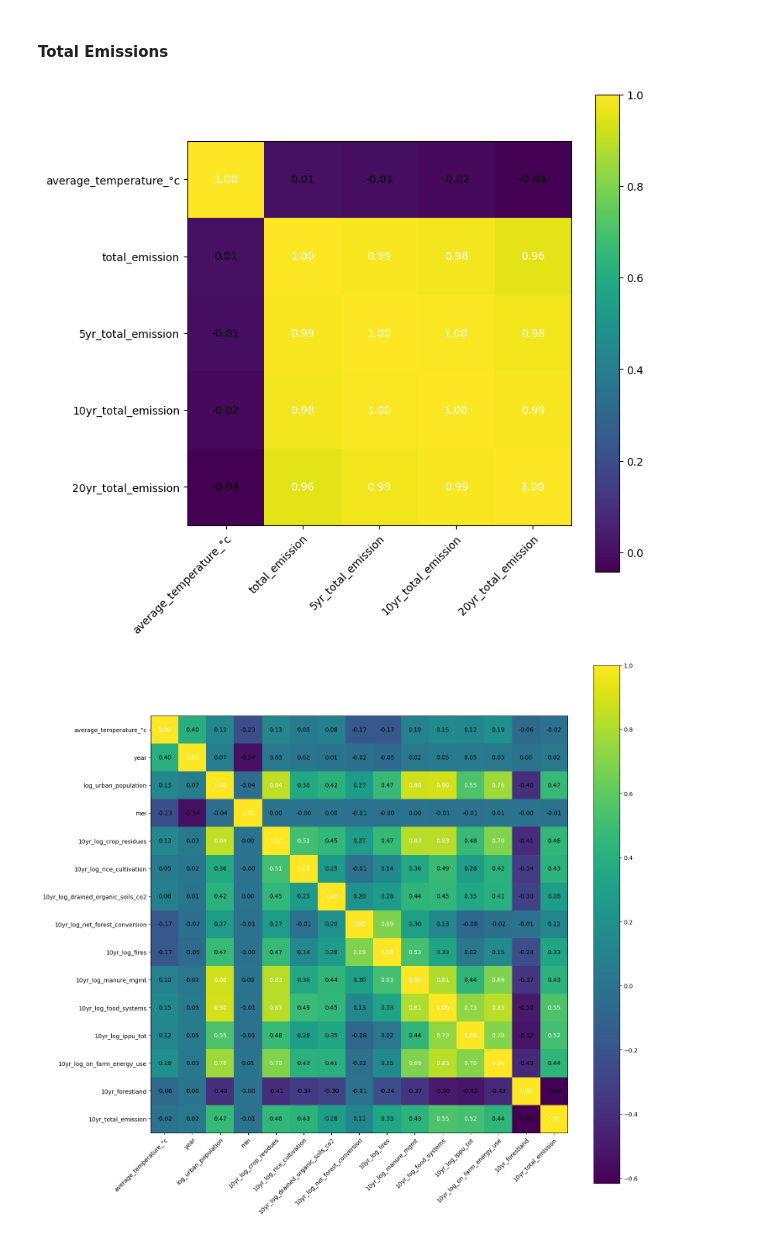
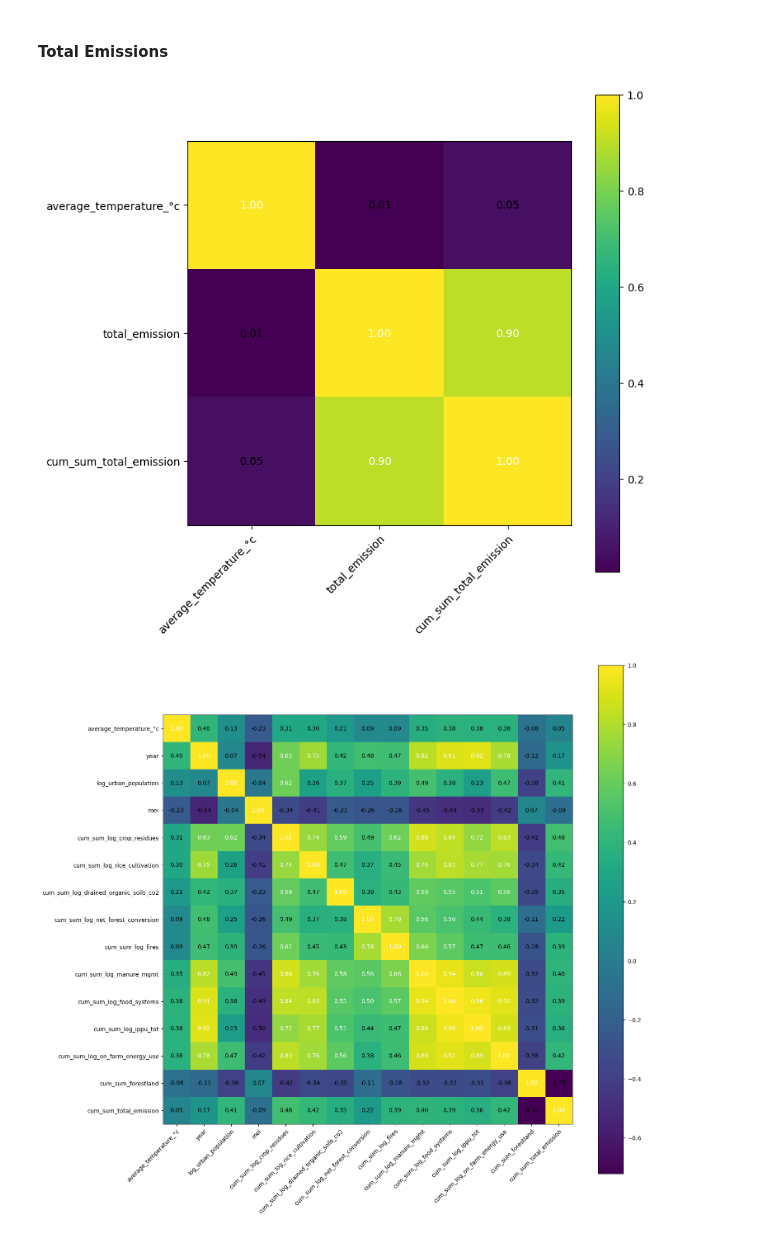
Before and after one commit to fayesimone/agriculture_emissions_prediction, a Jupyter notebook: EDA.ipynb, the cells around one changed output. Cells and saved outputs as stored; diff of their text form; code cells hidden in the pictures.

Commit message:
Replace rolling totals columns with cumulative sum columns

```diff
--- a/EDA.ipynb
+++ b/EDA.ipynb
@@ -235,7 +235,7 @@ hm = heatmap(
 # %% [markdown]
 #### Total Emissions
 # %%
-cols = ['average_temperature_°c','total_emission','5yr_total_emission', '10yr_total_emission', '20yr_total_emission']
+cols = ['average_temperature_°c','total_emission','cum_sum_total_emission']
 
 cm = train[cols].corr().values
 hm = heatmap(
@@ -245,18 +245,18 @@ hm = heatmap(
     figsize=(8, 8)
 )
 # %% [output]
-[figure, old version]
+[figure, new version]
 # %%
-cols = ['average_temperature_°c','year','log_urban_population','mei','10yr_log_crop_residues','10yr_log_rice_cultivation',
-        '10yr_log_drained_organic_soils_co2','10yr_log_net_forest_conversion','10yr_log_fires','10yr_log_manure_mgmt','10yr_log_food_systems','10yr_log_ippu_tot',
-        '10yr_log_on_farm_energy_use','10yr_forestland','10yr_total_emission']
+cols = ['average_temperature_°c','year','log_urban_population','mei','cum_sum_log_crop_residues','cum_sum_log_rice_cultivation',
+        'cum_sum_log_drained_organic_soils_co2','cum_sum_log_net_forest_conversion','cum_sum_log_fires','cum_sum_log_manure_mgmt','cum_sum_log_food_systems','cum_sum_log_ippu_tot',
+        'cum_sum_log_on_farm_energy_use','cum_sum_forestland','cum_sum_total_emission']
 cm = train[cols].corr().values
 hm = heatmap(
     cm,
     row_names=cols,
     column_names=cols,
     figsize=(16, 16)
 )
 # %% [output]
-[figure, old version]
+[figure, new version]
 # %%
```
Also changed, not shown: parts of 13 cells of this notebook, 4 other files.
